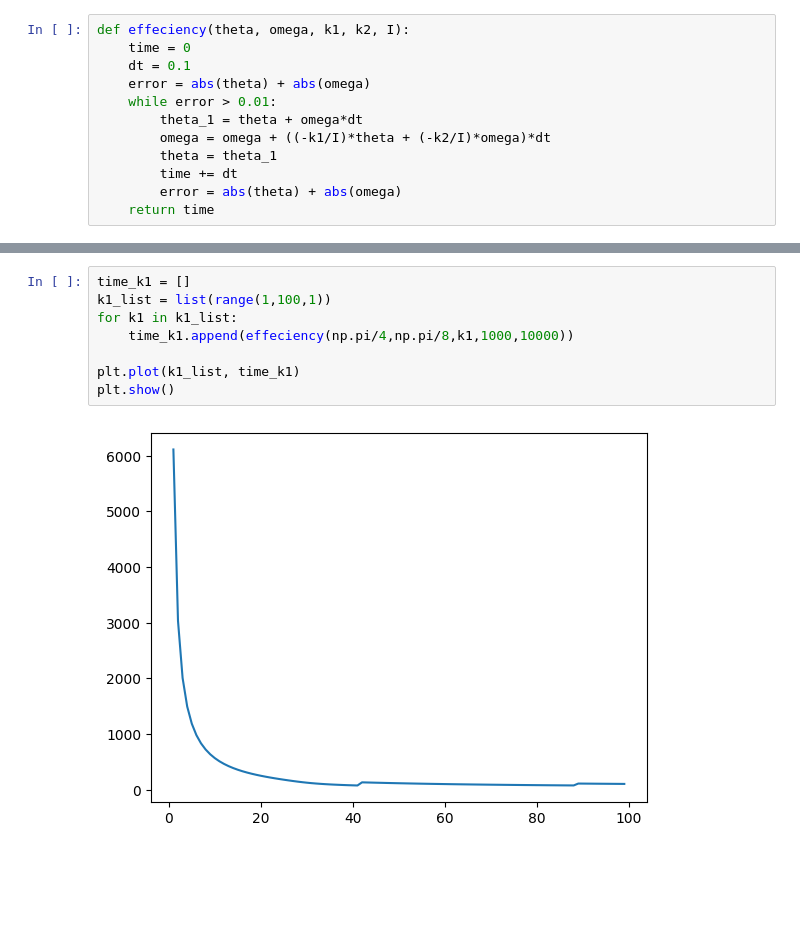
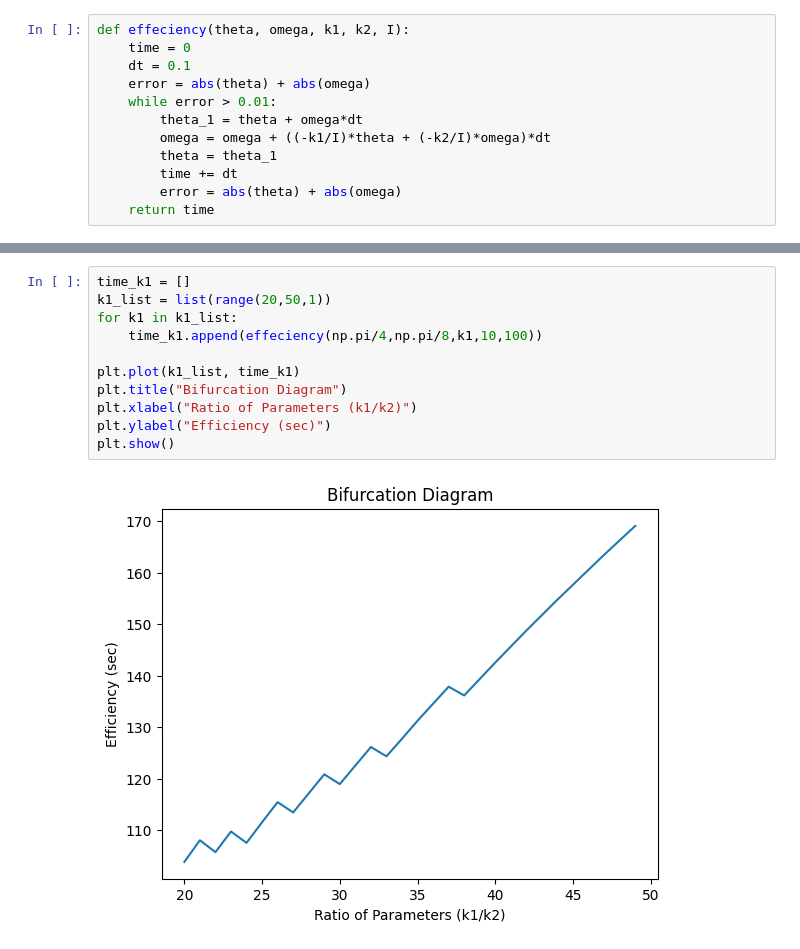
Before and after one commit to jimmyfowler/rocket_attitude, a Jupyter notebook: mynotebook.ipynb, the cells around one changed output, grey strips where cells are left out. Drawn from its saved outputs; the diff is of its cells as text; blank space fills up the shorter version.

```diff
--- a/mynotebook.ipynb
+++ b/mynotebook.ipynb
@@ -68,10 +58,13 @@ effeciency(np.pi/4,np.pi/8,500,1000,10000)
 # %%
 time_k1 = []
-k1_list = list(range(1,100,1))
+k1_list = list(range(20,50,1))
 for k1 in k1_list:
-    time_k1.append(effeciency(np.pi/4,np.pi/8,k1,1000,10000))
+    time_k1.append(effeciency(np.pi/4,np.pi/8,k1,10,100))
 
 plt.plot(k1_list, time_k1)
+plt.title("Bifurcation Diagram")
+plt.xlabel("Ratio of Parameters (k1/k2)")
+plt.ylabel("Efficiency (sec)")
 plt.show()
 # %% [output]
-[figure, old version]
+[figure, new version]
```
Also changed, not shown: parts of 3 cells of this notebook.
